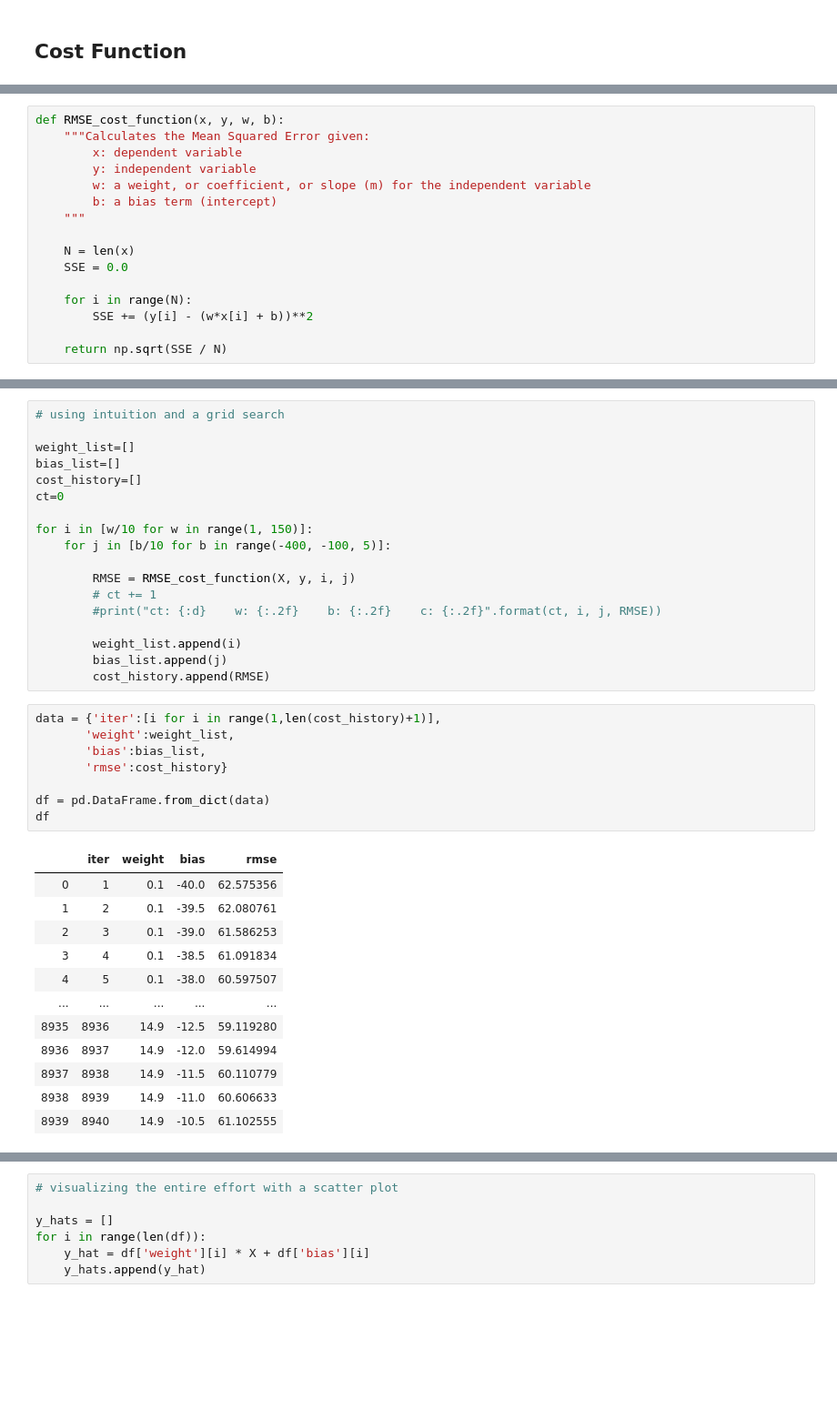
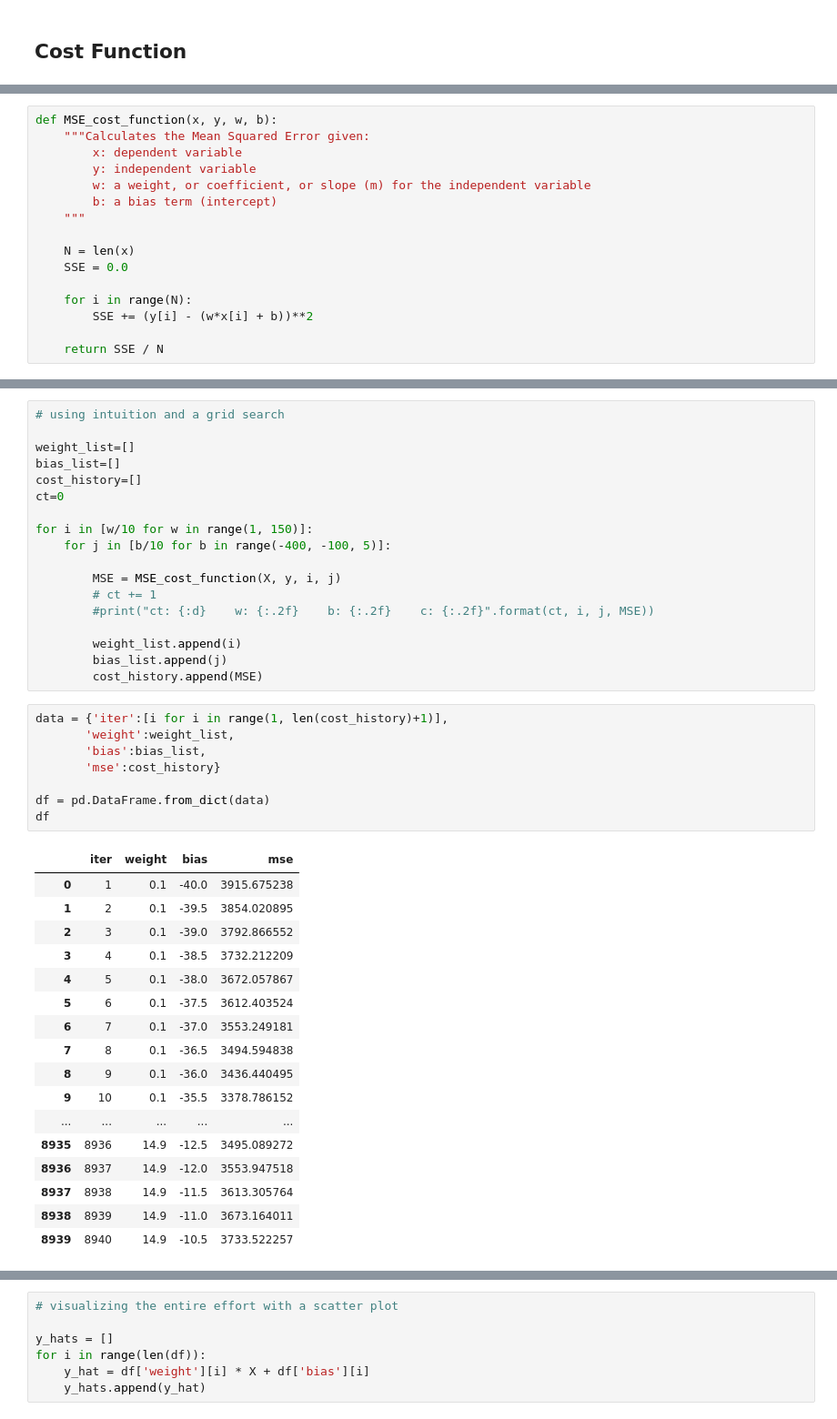
Before and after one commit to BigBangData/Linear_Regression_Three_Ways, a Jupyter notebook: Simple_Linear_Regression_Three_Ways.ipynb, the cells around one changed output, grey strips where cells are left out. Shown: that part at 91% size. Saved outputs shown, nothing was run; the diff lists cells and outputs as text; blank space fills up the shorter version.

```diff
--- a/Simple_Linear_Regression_Three_Ways.ipynb
+++ b/Simple_Linear_Regression_Three_Ways.ipynb
@@ -128,5 +130,5 @@ In machine learning we use a cost function to calculate the errors we made in ou
 # %%
-def RMSE_cost_function(x, y, w, b):
+def MSE_cost_function(x, y, w, b):
     """Calculates the Mean Squared Error given:
         x: dependent variable
         y: independent variable
@@ -140,5 +142,5 @@ def RMSE_cost_function(x, y, w, b):
     for i in range(N):
         SSE += (y[i] - (w*x[i] + b))**2
 
-    return np.sqrt(SSE / N)
+    return SSE / N
 # %%
@@ -174,34 +176,39 @@ ct=0
 for i in [w/10 for w in range(1, 150)]:
     for j in [b/10 for b in range(-400, -100, 5)]:
 
-        RMSE = RMSE_cost_function(X, y, i, j)
+        MSE = MSE_cost_function(X, y, i, j)
         # ct += 1
-        #print("ct: {:d}    w: {:.2f}    b: {:.2f}    c: {:.2f}".format(ct, i, j, RMSE))
+        #print("ct: {:d}    w: {:.2f}    b: {:.2f}    c: {:.2f}".format(ct, i, j, MSE))
 
         weight_list.append(i)
         bias_list.append(j)
-        cost_history.append(RMSE)
+        cost_history.append(MSE)
 # %%
-data = {'iter':[i for i in range(1,len(cost_history)+1)],
+data = {'iter':[i for i in range(1, len(cost_history)+1)],
        'weight':weight_list,
        'bias':bias_list,
-       'rmse':cost_history}
+       'mse':cost_history}
 
 df = pd.DataFrame.from_dict(data)
 df
 # %% [output]
-|  | iter | weight | bias | rmse |
-| 0 | 1 | 0.1 | -40.0 | 62.575356 |
-| 1 | 2 | 0.1 | -39.5 | 62.080761 |
-| 2 | 3 | 0.1 | -39.0 | 61.586253 |
-| 3 | 4 | 0.1 | -38.5 | 61.091834 |
-| 4 | 5 | 0.1 | -38.0 | 60.597507 |
+|  | iter | weight | bias | mse |
+| 0 | 1 | 0.1 | -40.0 | 3915.675238 |
+| 1 | 2 | 0.1 | -39.5 | 3854.020895 |
+| 2 | 3 | 0.1 | -39.0 | 3792.866552 |
+| 3 | 4 | 0.1 | -38.5 | 3732.212209 |
+| 4 | 5 | 0.1 | -38.0 | 3672.057867 |
+| 5 | 6 | 0.1 | -37.5 | 3612.403524 |
+| 6 | 7 | 0.1 | -37.0 | 3553.249181 |
+| 7 | 8 | 0.1 | -36.5 | 3494.594838 |
+| 8 | 9 | 0.1 | -36.0 | 3436.440495 |
+| 9 | 10 | 0.1 | -35.5 | 3378.786152 |
 | ... | ... | ... | ... | ... |
-| 8935 | 8936 | 14.9 | -12.5 | 59.119280 |
-| 8936 | 8937 | 14.9 | -12.0 | 59.614994 |
-| 8937 | 8938 | 14.9 | -11.5 | 60.110779 |
-| 8938 | 8939 | 14.9 | -11.0 | 60.606633 |
-| 8939 | 8940 | 14.9 | -10.5 | 61.102555 |
+| 8935 | 8936 | 14.9 | -12.5 | 3495.089272 |
+| 8936 | 8937 | 14.9 | -12.0 | 3553.947518 |
+| 8937 | 8938 | 14.9 | -11.5 | 3613.305764 |
+| 8938 | 8939 | 14.9 | -11.0 | 3673.164011 |
+| 8939 | 8940 | 14.9 | -10.5 | 3733.522257 |
 8940 rows × 4 columns
 # %%
 plt.rcParams['figure.figsize'] = [12, 10]
```
Also changed, not shown: parts of 27 cells of this notebook.
